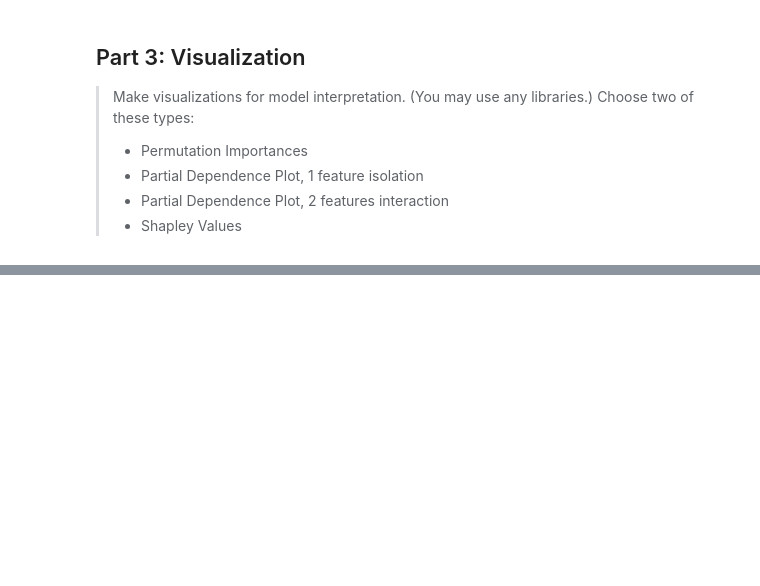
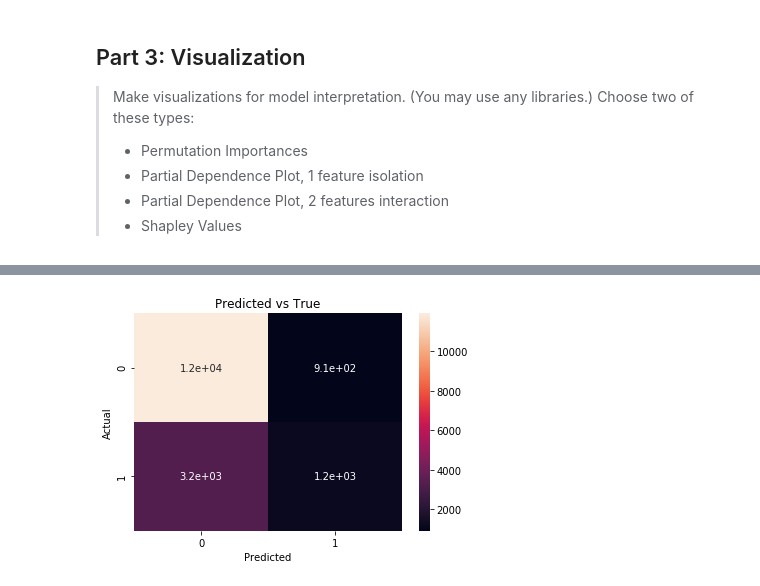
Before and after one commit to ekoly/DS-Unit-2-Applied-Modeling, a Jupyter notebook: DS_Sprint_Challenge_7.ipynb, the cells around one changed output, grey strips where cells are left out. Cells and saved outputs as stored; diff of their text form; code cells hidden in the pictures; blank space fills up the shorter version.

```diff
--- a/DS_Sprint_Challenge_7.ipynb
+++ b/DS_Sprint_Challenge_7.ipynb
@@ -270,7 +267,7 @@ print("Best score:", search.best_score_)
 from sklearn.metrics import roc_auc_score
 
 pipeline = search.best_estimator_
-model = pipeline.namedsteps["xgbclassifier"]
+model = pipeline.named_steps["xgbclassifier"]
 y_pred_proba = model.predict_proba(X_test_transformed)[:, 1]
 
 roc_auc_score(y_test, y_pred_proba)
@@ -289,0 +342,21 @@ from pdpbox.pdp import pdp_isolate, pdp_plot
+# %%
+# confusion matrix
+
+import seaborn as sns
+from sklearn.metrics import confusion_matrix
+from matplotlib import pyplot as plt
+
+y_pred = model.predict(X_test_transformed)
+
+matrix = confusion_matrix(y_test, y_pred)
+
+fig, ax = plt.subplots()
+
+sns.heatmap(matrix, annot=True, ax=ax)
+ax.set_title("Predicted vs True")
+ax.set_xlabel("Predicted")
+ax.set_ylabel("Actual")
+
+fig.show()
+# %% [output]
+[figure, added]
```
Also changed, not shown: parts of 9 cells of this notebook.
